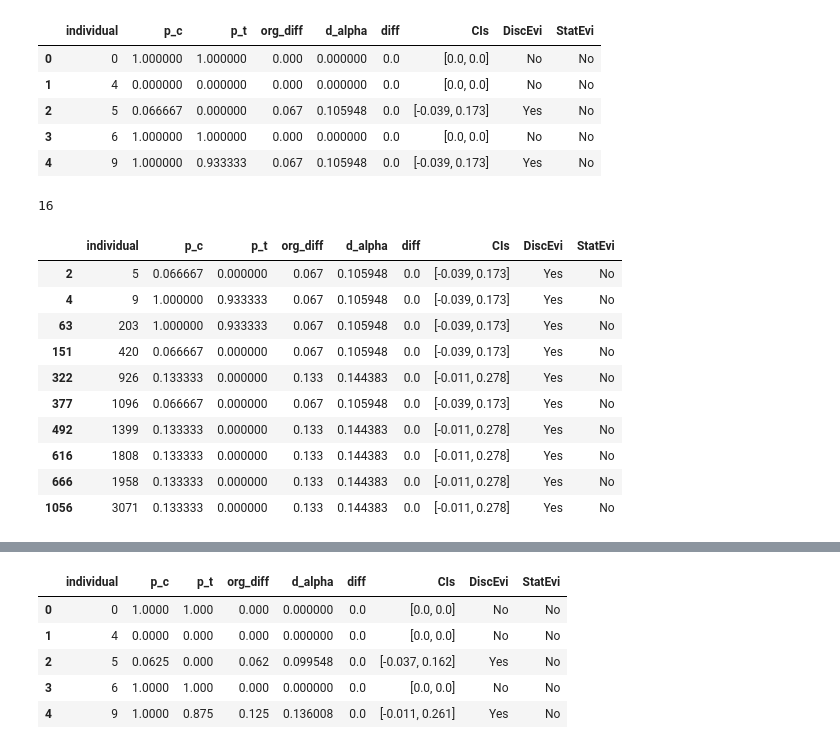
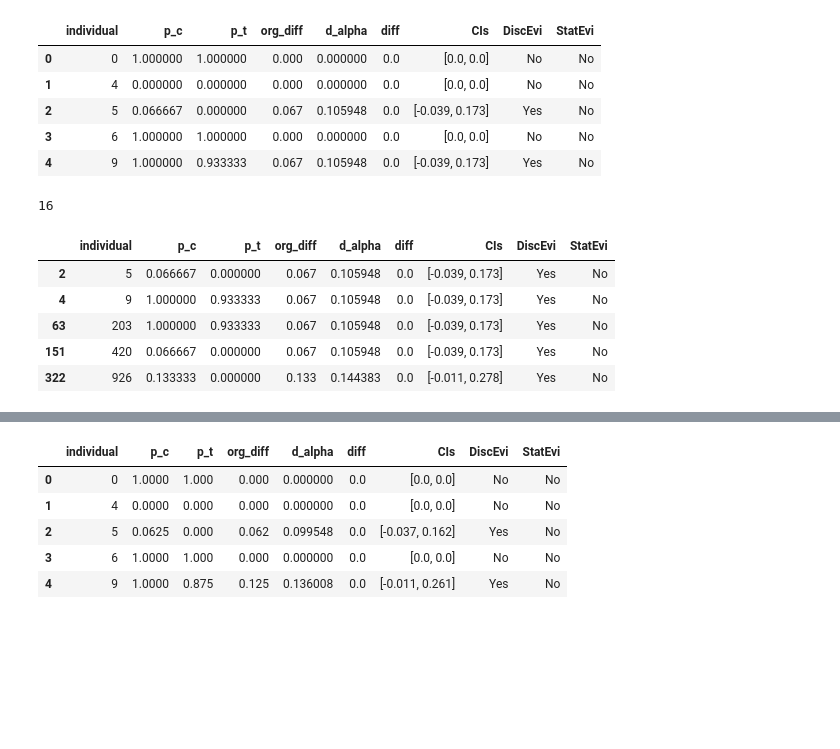
Before and after one commit to cc-jalvarez/counterfactual-situation-testing, a Jupyter notebook: src/analysis_loan_application.ipynb, the cells around one changed output, grey strips where cells are left out. Saved outputs shown, nothing was run; the diff lists cells and outputs as text; code cells hidden in the pictures; blank space fills up the shorter version.

```diff
--- a/src/analysis_loan_application.ipynb
+++ b/src/analysis_loan_application.ipynb
@@ -148,9 +148,7 @@ st.setup_baseline(test_df, nominal_atts=['Gender'], continuous_atts=['AnnualSala
 
 res_df['ST'] = st.run(target_att='LoanApproval', target_val={'positive': 1, 'negative': -1},
                       sensitive_att='Gender', sensitive_val={'non_protected': 0, 'protected': 1},
-                      k=n,
-                      alpha=alpha,
-                      tau=tau)
+                      k=n, alpha=alpha, tau=tau)
 # %% [output]
 For k= 15
 # %%
@@ -187,9 +185,7 @@ cf_st.setup_baseline(test_df, test_cf_df, nominal_atts=['Gender'], continuous_at
 res_df['cfST'] = cf_st.run(target_att='LoanApproval', target_val={'positive': 1, 'negative': -1},
                            sensitive_att='Gender', sensitive_val={'non_protected': 0, 'protected': 1},
                            include_centers=False,
-                           k=n,
-                           alpha=alpha,
-                           tau=tau)
+                           k=n, alpha=alpha, tau=tau)
 # %% [output]
 For k= 15
 # %%
@@ -725,19 +719,14 @@ cst_test.head(5)
 | 4 | 9 | 1.000000 | 0.933333 | 0.067 | 0.105948 | 0.0 | [-0.039, 0.173] | Yes | No |
 # %%
 print(cst_test[(cst_test['DiscEvi'] == 'Yes') & (cst_test['StatEvi'] == 'No')].shape[0])
-cst_test[(cst_test['DiscEvi'] == 'Yes') & (cst_test['StatEvi'] == 'No')].head(10)
+cst_test[(cst_test['DiscEvi'] == 'Yes') & (cst_test['StatEvi'] == 'No')].head(5)
 # %% [output]
 16
 |  | individual | p_c | p_t | org_diff | d_alpha | diff | CIs | DiscEvi | StatEvi |
 | 2 | 5 | 0.066667 | 0.000000 | 0.067 | 0.105948 | 0.0 | [-0.039, 0.173] | Yes | No |
 | 4 | 9 | 1.000000 | 0.933333 | 0.067 | 0.105948 | 0.0 | [-0.039, 0.173] | Yes | No |
 | 63 | 203 | 1.000000 | 0.933333 | 0.067 | 0.105948 | 0.0 | [-0.039, 0.173] | Yes | No |
 | 151 | 420 | 0.066667 | 0.000000 | 0.067 | 0.105948 | 0.0 | [-0.039, 0.173] | Yes | No |
 | 322 | 926 | 0.133333 | 0.000000 | 0.133 | 0.144383 | 0.0 | [-0.011, 0.278] | Yes | No |
-| 377 | 1096 | 0.066667 | 0.000000 | 0.067 | 0.105948 | 0.0 | [-0.039, 0.173] | Yes | No |
-| 492 | 1399 | 0.133333 | 0.000000 | 0.133 | 0.144383 | 0.0 | [-0.011, 0.278] | Yes | No |
-| 616 | 1808 | 0.133333 | 0.000000 | 0.133 | 0.144383 | 0.0 | [-0.011, 0.278] | Yes | No |
-| 666 | 1958 | 0.133333 | 0.000000 | 0.133 | 0.144383 | 0.0 | [-0.011, 0.278] | Yes | No |
-| 1056 | 3071 | 0.133333 | 0.000000 | 0.133 | 0.144383 | 0.0 | [-0.011, 0.278] | Yes | No |
 # %%
 print(cst_test[(cst_test['DiscEvi'] == 'Yes') & (cst_test['StatEvi'] == 'Yes')].shape[0])
```
Also changed, not shown: parts of 14 cells of this notebook.
